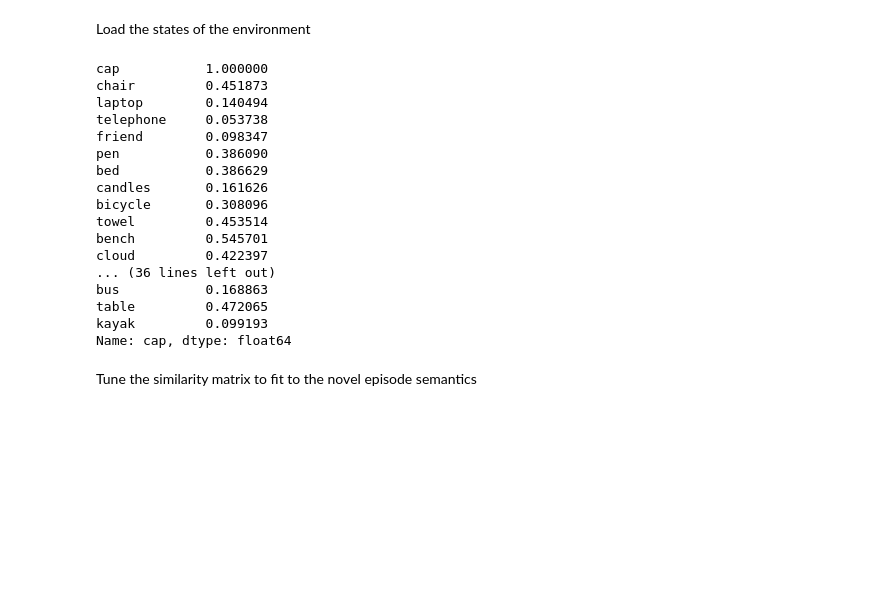
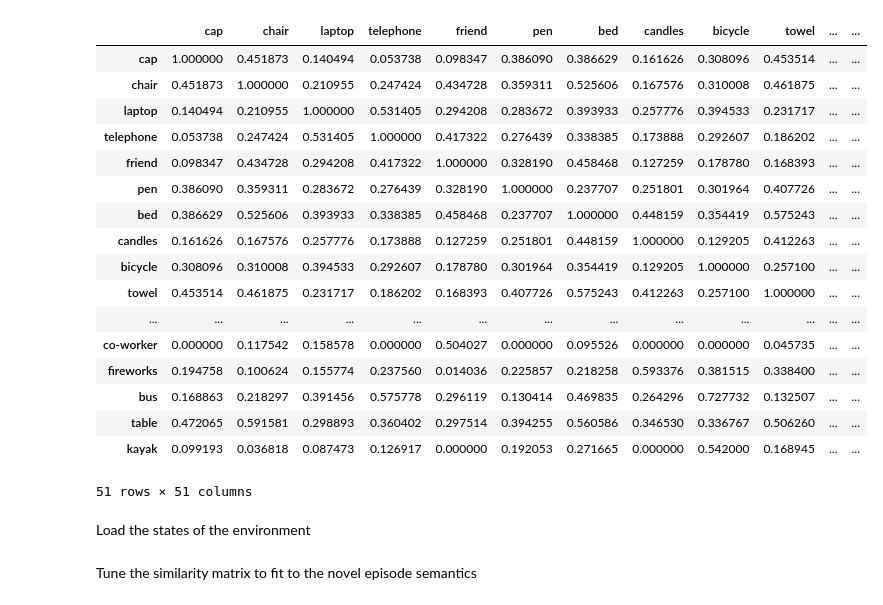
Before and after one commit to LubnaAb/episodic_memory, a Jupyter notebook: sampling.ipynb, the cells around one changed output. Drawn from its saved outputs; the diff is of its cells as text; code cells hidden in the pictures; blank space fills up the shorter version.

```diff
--- a/sampling.ipynb
+++ b/sampling.ipynb
@@ -13,3 +15,24 @@ df_locations_similarities = pd.read_csv('locations_similarities.csv', index_col=
+# %%
+df_words_similarities
+# %% [output]
+|  | cap | chair | laptop | telephone | friend | pen | bed | candles | bicycle | towel | ... | ... |
+| cap | 1.000000 | 0.451873 | 0.140494 | 0.053738 | 0.098347 | 0.386090 | 0.386629 | 0.161626 | 0.308096 | 0.453514 | ... | ... |
+| chair | 0.451873 | 1.000000 | 0.210955 | 0.247424 | 0.434728 | 0.359311 | 0.525606 | 0.167576 | 0.310008 | 0.461875 | ... | ... |
+| laptop | 0.140494 | 0.210955 | 1.000000 | 0.531405 | 0.294208 | 0.283672 | 0.393933 | 0.257776 | 0.394533 | 0.231717 | ... | ... |
+| telephone | 0.053738 | 0.247424 | 0.531405 | 1.000000 | 0.417322 | 0.276439 | 0.338385 | 0.173888 | 0.292607 | 0.186202 | ... | ... |
+| friend | 0.098347 | 0.434728 | 0.294208 | 0.417322 | 1.000000 | 0.328190 | 0.458468 | 0.127259 | 0.178780 | 0.168393 | ... | ... |
+| pen | 0.386090 | 0.359311 | 0.283672 | 0.276439 | 0.328190 | 1.000000 | 0.237707 | 0.251801 | 0.301964 | 0.407726 | ... | ... |
+| bed | 0.386629 | 0.525606 | 0.393933 | 0.338385 | 0.458468 | 0.237707 | 1.000000 | 0.448159 | 0.354419 | 0.575243 | ... | ... |
+| candles | 0.161626 | 0.167576 | 0.257776 | 0.173888 | 0.127259 | 0.251801 | 0.448159 | 1.000000 | 0.129205 | 0.412263 | ... | ... |
+| bicycle | 0.308096 | 0.310008 | 0.394533 | 0.292607 | 0.178780 | 0.301964 | 0.354419 | 0.129205 | 1.000000 | 0.257100 | ... | ... |
+| towel | 0.453514 | 0.461875 | 0.231717 | 0.186202 | 0.168393 | 0.407726 | 0.575243 | 0.412263 | 0.257100 | 1.000000 | ... | ... |
+| ... | ... | ... | ... | ... | ... | ... | ... | ... | ... | ... | ... | ... |
+| co-worker | 0.000000 | 0.117542 | 0.158578 | 0.000000 | 0.504027 | 0.000000 | 0.095526 | 0.000000 | 0.000000 | 0.045735 | ... | ... |
+| fireworks | 0.194758 | 0.100624 | 0.155774 | 0.237560 | 0.014036 | 0.225857 | 0.218258 | 0.593376 | 0.381515 | 0.338400 | ... | ... |
+| bus | 0.168863 | 0.218297 | 0.391456 | 0.575778 | 0.296119 | 0.130414 | 0.469835 | 0.264296 | 0.727732 | 0.132507 | ... | ... |
+| table | 0.472065 | 0.591581 | 0.298893 | 0.360402 | 0.297514 | 0.394255 | 0.560586 | 0.346530 | 0.336767 | 0.506260 | ... | ... |
+| kayak | 0.099193 | 0.036818 | 0.087473 | 0.126917 | 0.000000 | 0.192053 | 0.271665 | 0.000000 | 0.542000 | 0.168945 | ... | ... |
+51 rows × 51 columns
 # %% [markdown]
 Load the states of the environment
 # %%
@@ -17,26 +40,6 @@ df_env_states = pd.read_csv('environment_states.csv', index_col=0)
 df_env_novel_states = pd.read_csv('environment_novel_states.csv', index_col=0)
 # Select 5 rows
 df_env_novel_states = df_env_novel_states.sample(5)
-# %%
-df_words_similarities['cap']
-# %% [output]
-cap           1.000000
-chair         0.451873
-laptop        0.140494
-telephone     0.053738
-friend        0.098347
-pen           0.386090
-bed           0.386629
-candles       0.161626
-bicycle       0.308096
-towel         0.453514
-bench         0.545701
-cloud         0.422397
-... (36 lines left out)
-bus           0.168863
-table         0.472065
-kayak         0.099193
-Name: cap, dtype: float64
 # %% [markdown]
 Tune the similarity matrix to fit to the novel episode semantics
 # %%
```
Also changed, not shown: parts of 19 cells of this notebook, 14 other files.
